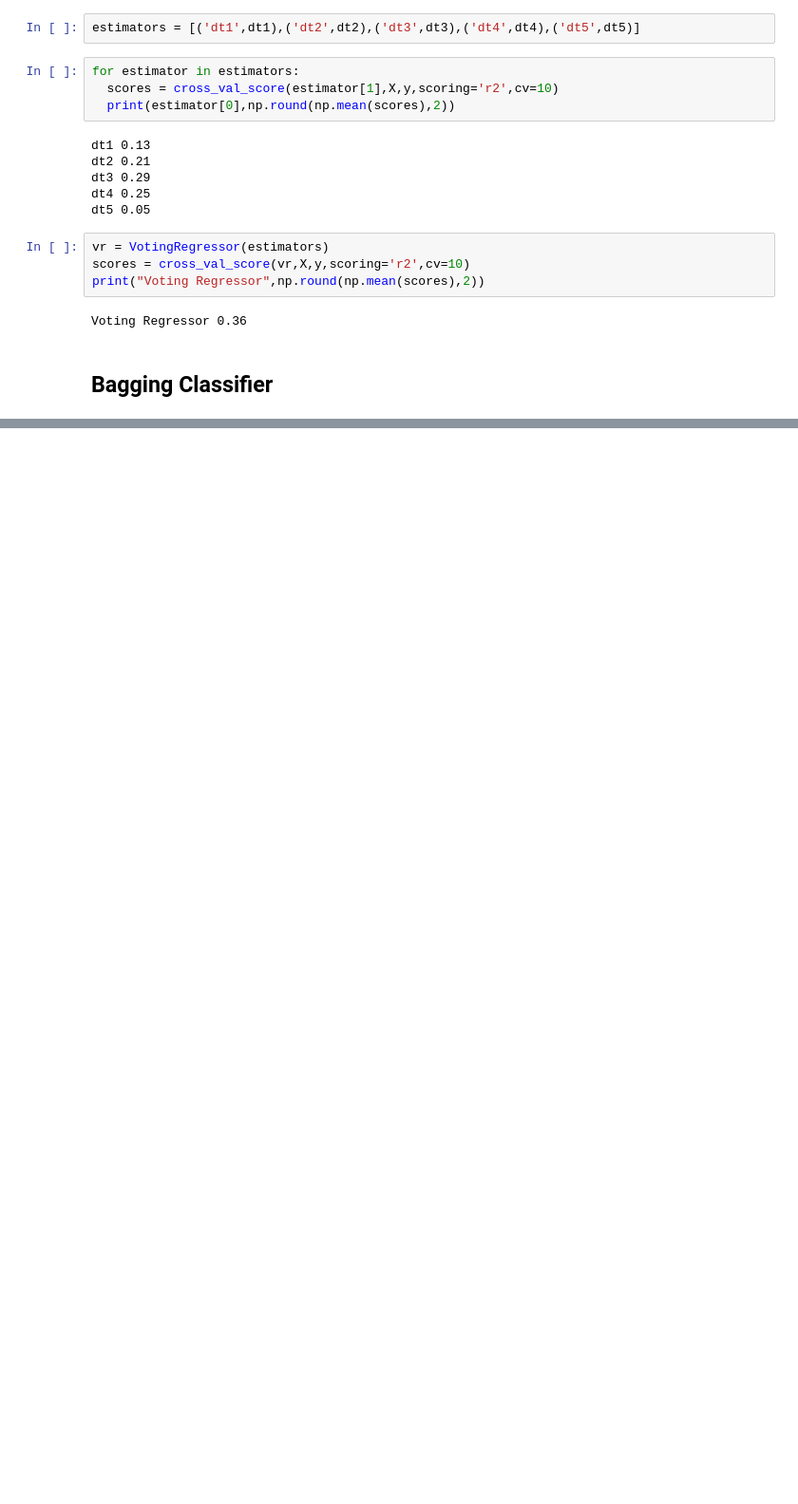
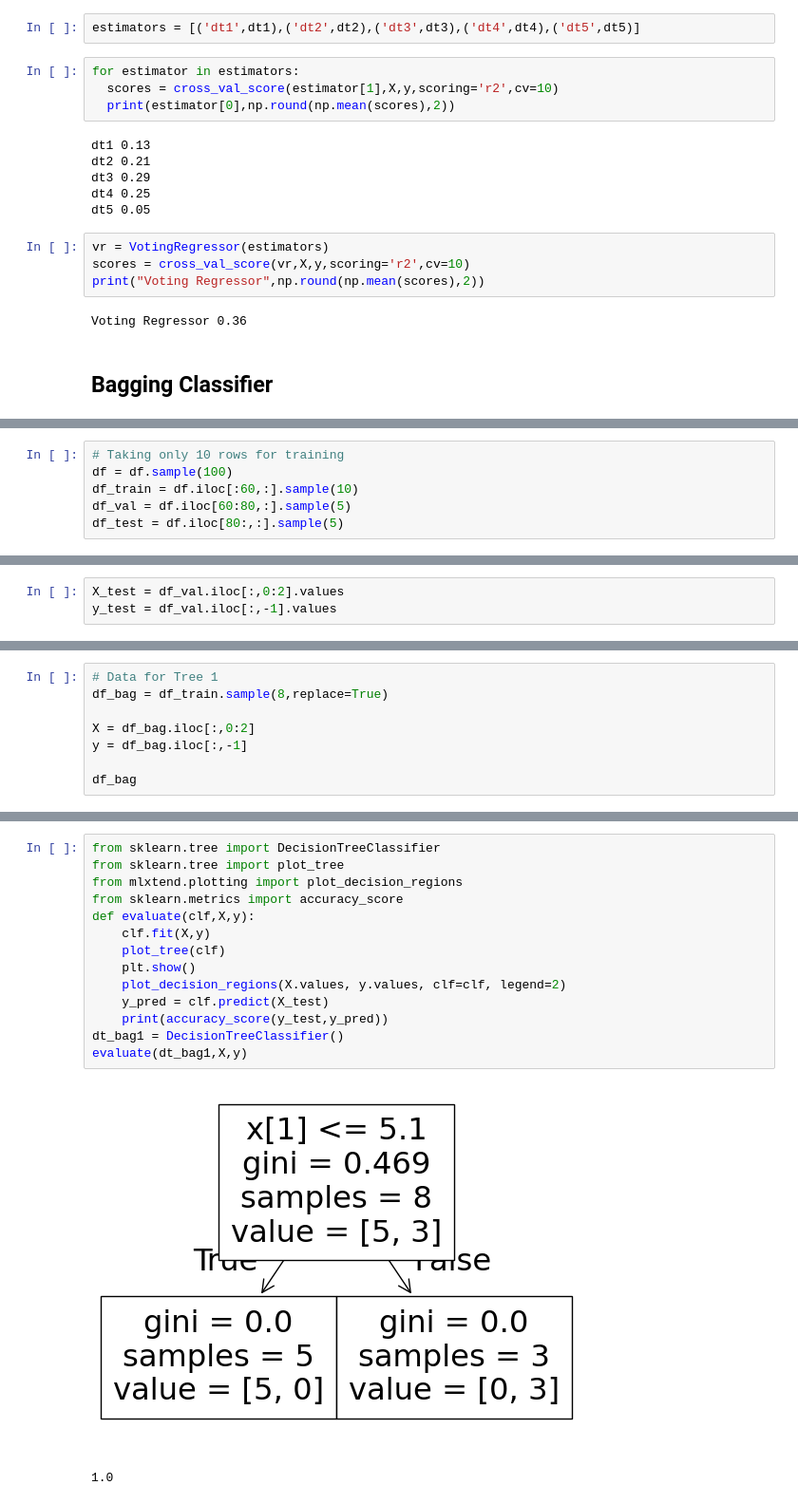
Before and after one commit to Atul1231/Data-Science-Practice, a Jupyter notebook: Machine_Learning/Ensemble_techniques.ipynb, the cells around one changed output, grey strips where cells are left out. Shown: that part at 95% size. Drawn from its saved outputs; the diff is of its cells as text; blank space fills up the shorter version.

```diff
--- a/Machine_Learning/Ensemble_techniques.ipynb
+++ b/Machine_Learning/Ensemble_techniques.ipynb
@@ -276,0 +345,6 @@ Voting Regressor 0.36
+# %%
+# Taking only 10 rows for training
+df = df.sample(100)
+df_train = df.iloc[:60,:].sample(10)
+df_val = df.iloc[60:80,:].sample(5)
+df_test = df.iloc[80:,:].sample(5)
@@ -276,0 +383,3 @@ Voting Regressor 0.36
+# %%
+X_test = df_val.iloc[:,0:2].values
+y_test = df_val.iloc[:,-1].values
@@ -276,0 +392,8 @@ Voting Regressor 0.36
+# %%
+# Data for Tree 1
+df_bag = df_train.sample(8,replace=True)
+
+X = df_bag.iloc[:,0:2]
+y = df_bag.iloc[:,-1]
+
+df_bag
@@ -276,0 +410,17 @@ Voting Regressor 0.36
+# %%
+from sklearn.tree import DecisionTreeClassifier
+from sklearn.tree import plot_tree
+from mlxtend.plotting import plot_decision_regions
+from sklearn.metrics import accuracy_score
+def evaluate(clf,X,y):
+    clf.fit(X,y)
+    plot_tree(clf)
+    plt.show()
+    plot_decision_regions(X.values, y.values, clf=clf, legend=2)
+    y_pred = clf.predict(X_test)
+    print(accuracy_score(y_test,y_pred))
+dt_bag1 = DecisionTreeClassifier()
+evaluate(dt_bag1,X,y)
+# %% [output]
+[figure, added]
+1.0
```
Also changed, not shown: parts of 31 cells of this notebook.
